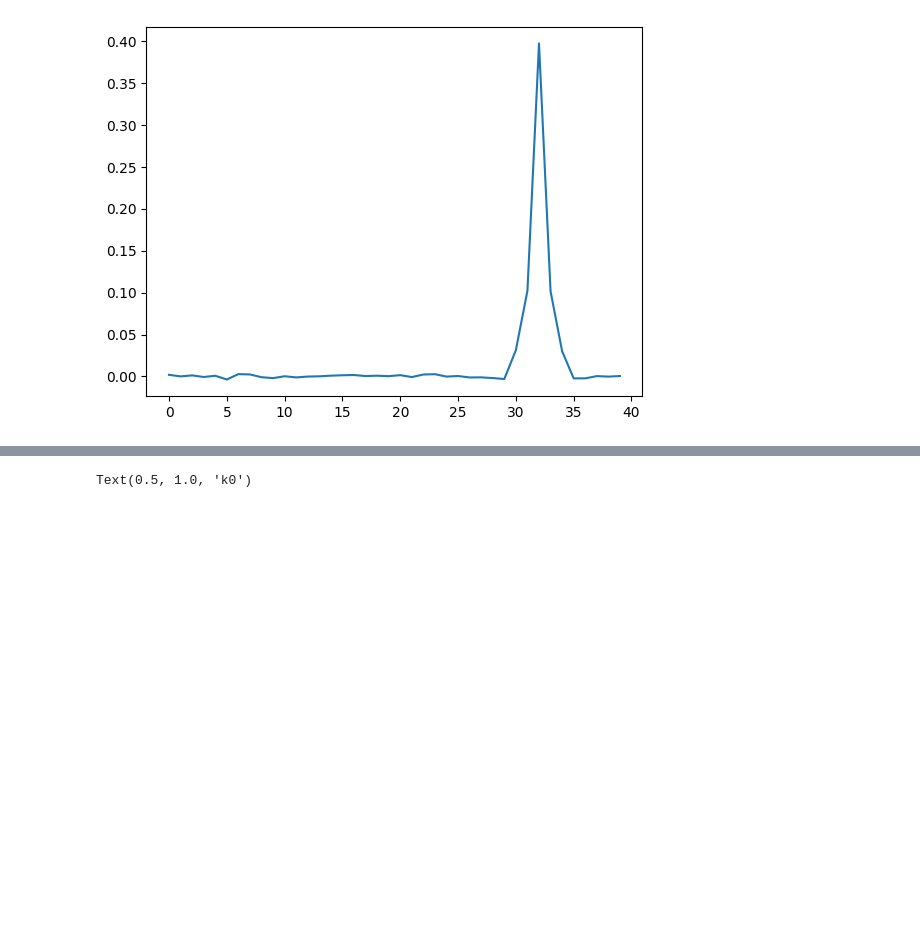
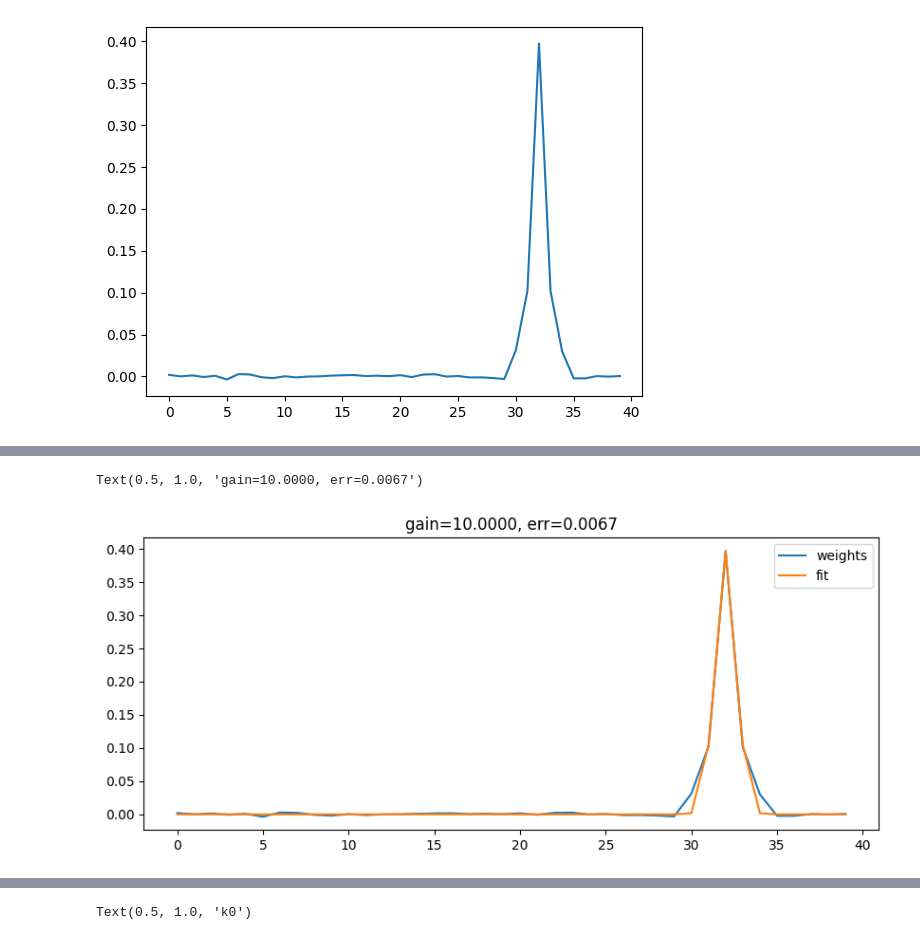
Before and after one commit to leonlufkin/Localization, a Jupyter notebook: notebooks/gain_sweep.ipynb, the cells around one changed output, grey strips where cells are left out. Saved outputs shown, nothing was run; the diff lists cells and outputs as text; code cells hidden in the pictures; blank space fills up the shorter version.

```diff
--- a/notebooks/gain_sweep.ipynb
+++ b/notebooks/gain_sweep.ipynb
@@ -195,0 +215,10 @@ fit(weights[0])
+# %%
+t = -1
+fig, ax = plt.subplots(1, 1, figsize=(10, 4))
+ax.plot( all_weights[t], label='weights' )
+ax.plot( gabor_real(np.arange(40), *opt[t]), label='fit' )
+ax.legend()
+ax.set_title(f'gain={GAIN_SWEEP[t]:.4f}, err={err[t]:.4f}')
+# %% [output]
+Text(0.5, 1.0, 'gain=10.0000, err=0.0067')
+[figure, added]
```
Also changed, not shown: parts of 12 cells of this notebook, 4 other files.
